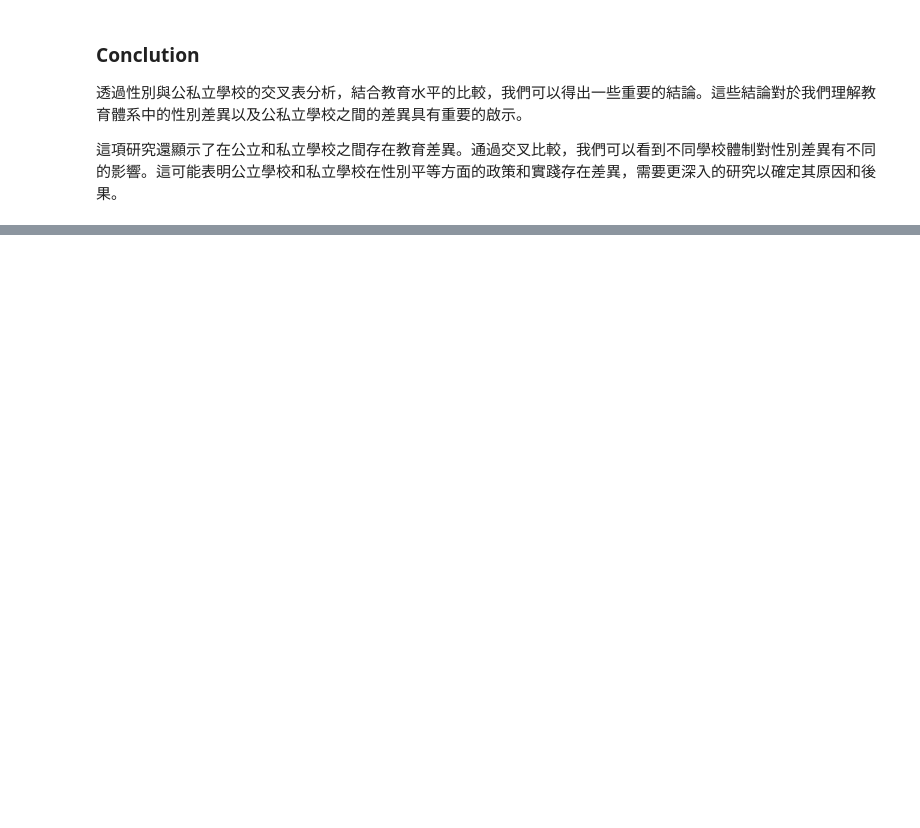
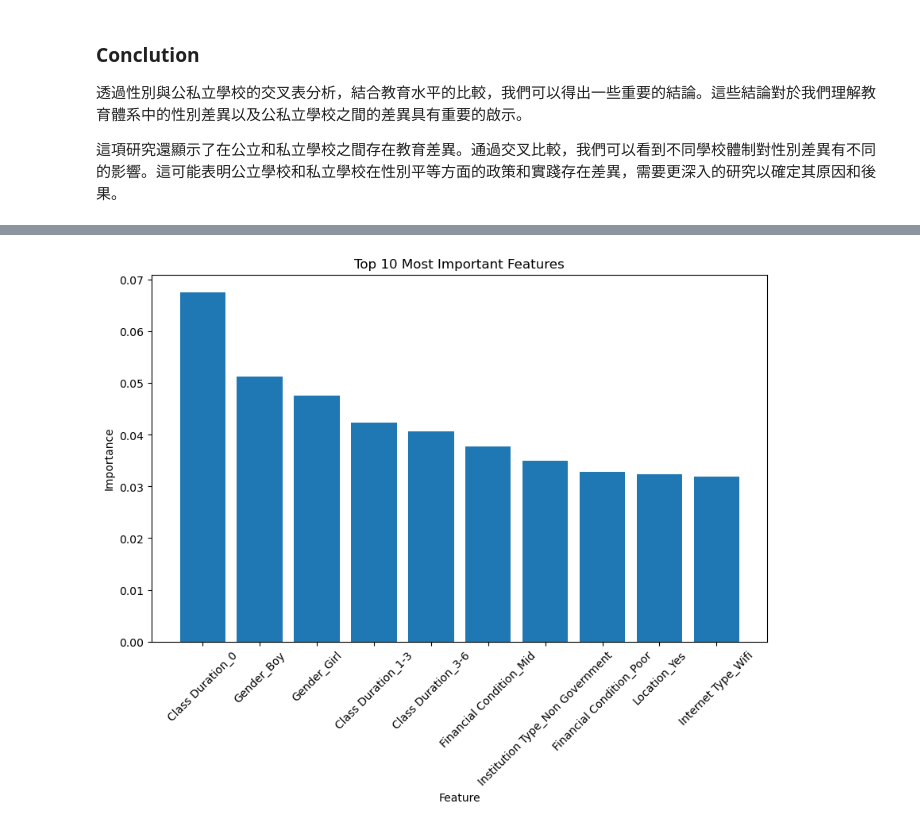
Before and after one commit to Bighsueh/AdaptabilityLevelAnalysis, a Jupyter notebook: main.ipynb, the cells around one changed output, grey strips where cells are left out. Cells and saved outputs as stored; diff of their text form; code cells hidden in the pictures; blank space fills up the shorter version.

```diff
--- a/main.ipynb
+++ b/main.ipynb
@@ -147,0 +183,15 @@ Girl                     142             400
+# %%
+
+# get feature_importances
+feature_importances = model.feature_importances_
+
+# create a DataFrame contains feature_importances
+feature_importance_df = pd.DataFrame({'Feature': X_train.columns, 'Importance': feature_importances})
+
+# sort by feature_importances
+feature_importance_df = feature_importance_df.sort_values(by='Importance', ascending=False)
+
+# get top ten features
+top_ten_features = feature_importance_df.head(10)
+
+print(top_ten_features)
@@ -147,0 +210,10 @@ Girl                     142             400
+# %%
+plt.figure(figsize=(10, 6))
+plt.bar(top_ten_features['Feature'], top_ten_features['Importance'])
+plt.xlabel('Feature')
+plt.ylabel('Importance')
+plt.title('Top 10 Most Important Features')
+plt.xticks(rotation=45)
+plt.show()
+# %% [output]
+[figure, added]
```
Also changed, not shown: parts of 18 cells of this notebook.
